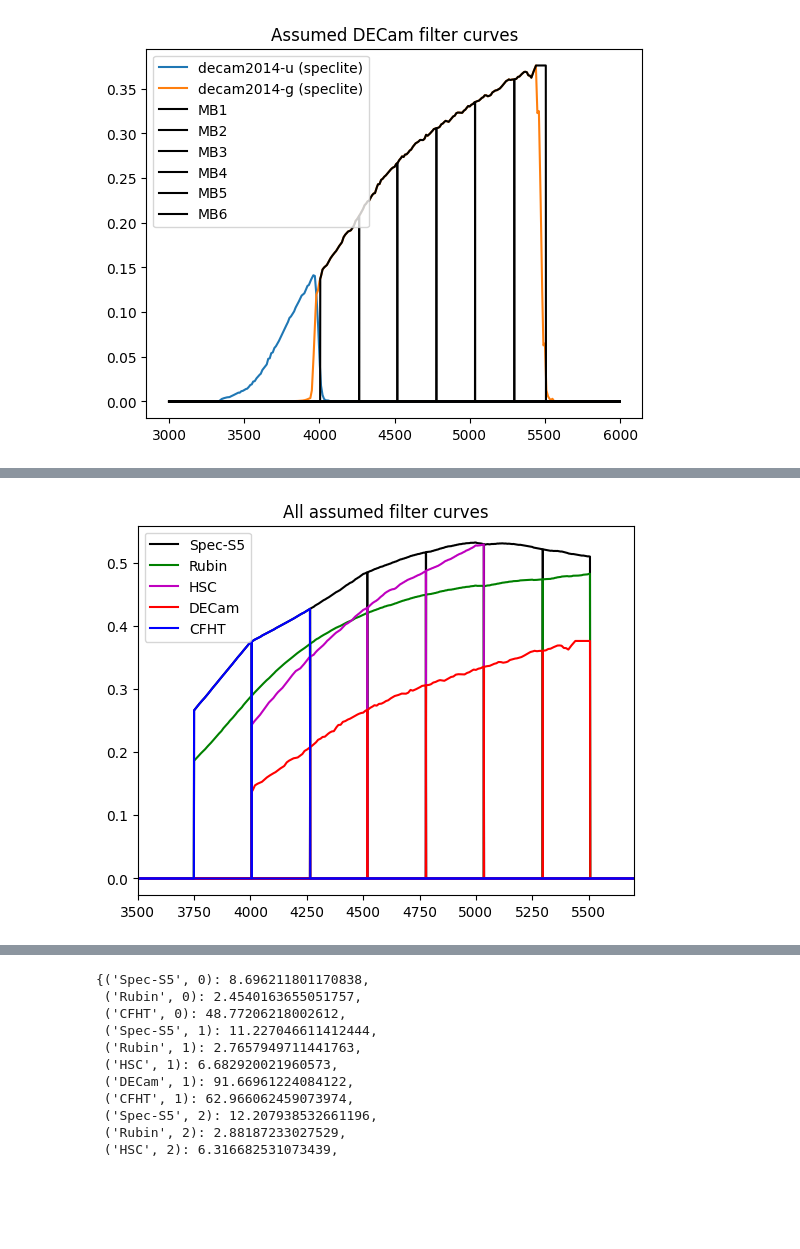
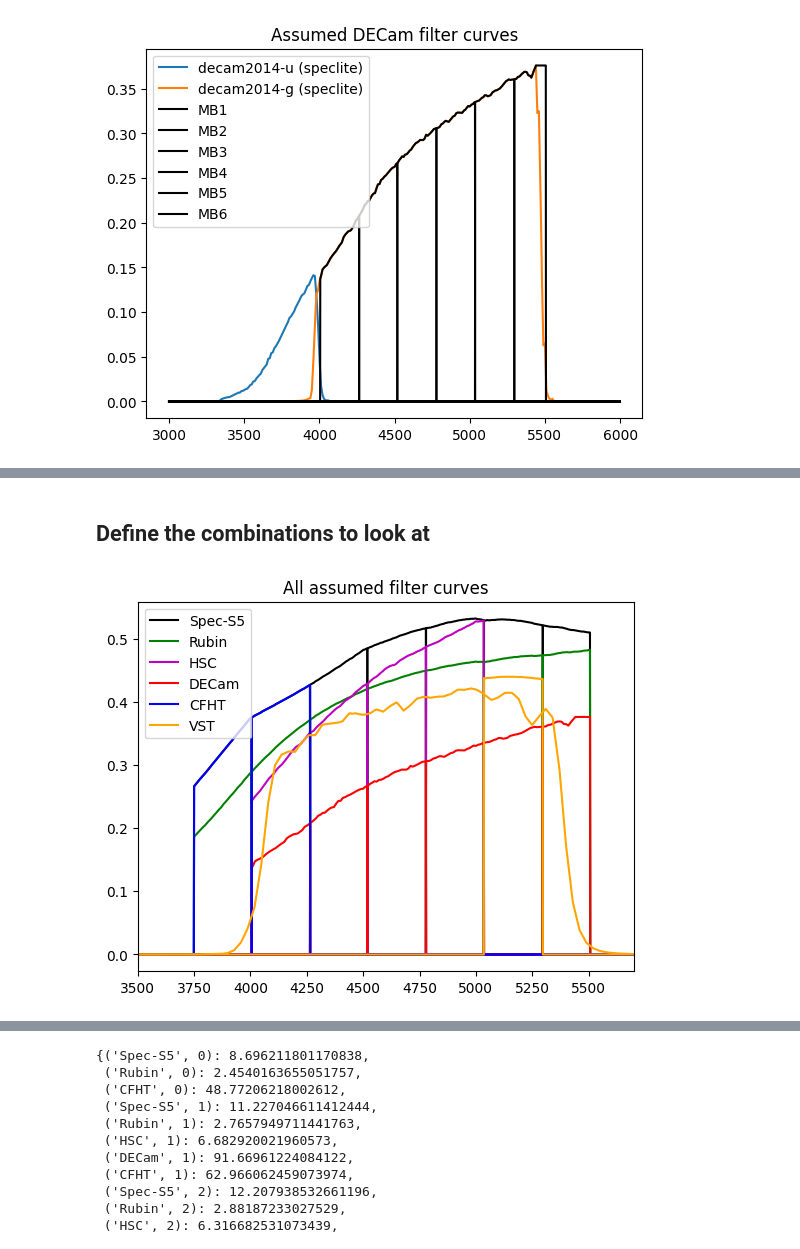
Before and after one commit to dstndstn/cfht-etc, a Jupyter notebook: spec-s5.ipynb, the cells around one changed output, grey strips where cells are left out. Saved outputs shown, nothing was run; the diff lists cells and outputs as text; code cells hidden in the pictures; blank space fills up the shorter version.

```diff
--- a/spec-s5.ipynb
+++ b/spec-s5.ipynb
@@ -372,6 +384,7 @@ optics = read_table('cfht/Optics_TR.dat', sky_wave)
 # Mirror - Al_coating.dat
 mirror = read_table('cfht/Al_coating.dat', sky_wave)
 
+cfht_mirror = mirror
 cfht_thru = interp1d(sky_wave, qe * optics * mirror)
 
 # Filters -
@@ -386,3 +399,21 @@ cfht_cahk_filt = interp1d(sky_wave, read_table('cfht/cfh9303.dat', sky_wave, sep
 # deep-depletion silicon, astro broadband, for Teledyne/e2v CCD231-C6...
 # ... or just be optimistic and assume it is as good as CFHT!
 specs5_thru = cfht_thru
+# %%
+# OmegaCam --
+# The CCD seems to match the Teledyne/e2v data sheet for CCD44-82 -- vst/ccd44-82-datasheet.pdf in this dir
+vst_ccd = interp1d(sky_wave, read_table('vst/ccd60.dat', sky_wave))
+vst_omegacam = interp1d(sky_wave, read_table('vst/omegacam-no-adc.dat', sky_wave, trans_scale=1.))
+# this one includes the CCD
+#vst_g1 = interp1d(sky_wave, read_table('vst/sloan_g_prime.dat', sky_wave, trans_scale=1.))
+# this one is just the filter -- ~80% throughput
+vst_g = interp1d(sky_wave, read_table('vst/g_modified_transmission_data', sky_wave, trans_scale=1.))
+
+# Aluminum primary & secondary
+vst_mirror = interp1d(sky_wave, cfht_mirror ** 2)
+
+# Obstruction of primary by secondary??
+# They seem to give figures wrt an unobscured 2.6 m...
+vst_optics = (2.65**2 - 0.938**2) / 2.6**2
+
+vst_thru = interp1d(sky_wave, vst_ccd(sky_wave) * vst_omegacam(sky_wave) * vst_mirror(sky_wave) * vst_optics)
@@ -527,3 +578,13 @@ plt.title('Assumed DECam filter curves')
 plt.legend(loc='upper left');
 # %% [output]
 [figure]
+# %%
+# VST
+vst_atm = atm
+atmo = vst_atm(sky_wave)
+thru = vst_thru(sky_wave)
+
+plt.plot(sky_wave, thru * vst_g(sky_wave) * atmo, color='g', label='g');
+plt.plot(sky_wave, thru * MB[5](sky_wave) * atmo, color='k', label='MB5');
+plt.title('Assumed VST filter curves')
+plt.legend();
@@ -530,3 +593,5 @@ plt.legend(loc='upper left');
+# %% [markdown]
+## Define the combinations to look at
 # %%
 combos = []
 
@@ -556,34 +621,39 @@ for i,mb in enumerate(MB):
     kwa = {}
     if i == 1:
         kwa.update(label='HSC')
     plt.plot(wavegrid, hsc_thru(wavegrid) * hsc_atm(wavegrid) * mb(wavegrid),
              color='m', **kwa)
     combos.append(('HSC', i, thrufunc(wavegrid, hsc_thru, hsc_atm, mb)))#lambda x: hsc_thru(x) * hsc_atm(x) * mb(x)))
 
 for i,mb in enumerate(MB):
     if i < 1:
         continue
     kwa = {}
     if i == 1:
         kwa.update(label='DECam')
     plt.plot(wavegrid, decam_thru(wavegrid) * decam_atm(wavegrid) * mb(wavegrid),
              color='r', **kwa)
     combos.append(('DECam', i, thrufunc(wavegrid, decam_thru, decam_atm, mb)))
 
 plt.plot(wavegrid, cfht_thru(wavegrid) * MB[0](wavegrid) * cfht_atm(wavegrid), color='b', label='CFHT');
 plt.plot(wavegrid, cfht_thru(wavegrid) * MB[1](wavegrid) * cfht_atm(wavegrid), color='b');
 combos.append(('CFHT', 0, thrufunc(wavegrid, cfht_thru, cfht_atm, MB[0])))
 combos.append(('CFHT', 1, thrufunc(wavegrid, cfht_thru, cfht_atm, MB[1])))
 combos.append(('CFHT', 2, thrufunc(wavegrid, cfht_thru, cfht_atm, MB[2])))
 combos.append(('CFHT', 7, thrufunc(wavegrid, cfht_thru, cfht_atm, cfht_u_filt)))
 combos.append(('CFHT', 8, thrufunc(wavegrid, cfht_thru, cfht_atm, cfht_cahk_filt)))
 
+combos.append(('VST', 5, thrufunc(wavegrid, vst_thru, vst_atm, MB[5])))
+combos.append(('VST', 9, thrufunc(wavegrid, vst_thru, vst_atm, vst_g)))
+plt.plot(wavegrid, vst_thru(wavegrid) * MB[5](wavegrid) * vst_atm(wavegrid), color='orange', label='VST');
+plt.plot(wavegrid, vst_thru(wavegrid) * vst_g(wavegrid) * vst_atm(wavegrid), color='orange');
+
 plt.legend();
 plt.xlim(3500, 5700);
 plt.title('All assumed filter curves')
 plt.savefig('thru.png')
 # %% [output]
-[figure, old version]
+[figure, new version]
 # %%
 # Define AB reference source flux
 ref_mag = 20.
```
Also changed, not shown: parts of 23 cells of this notebook.
